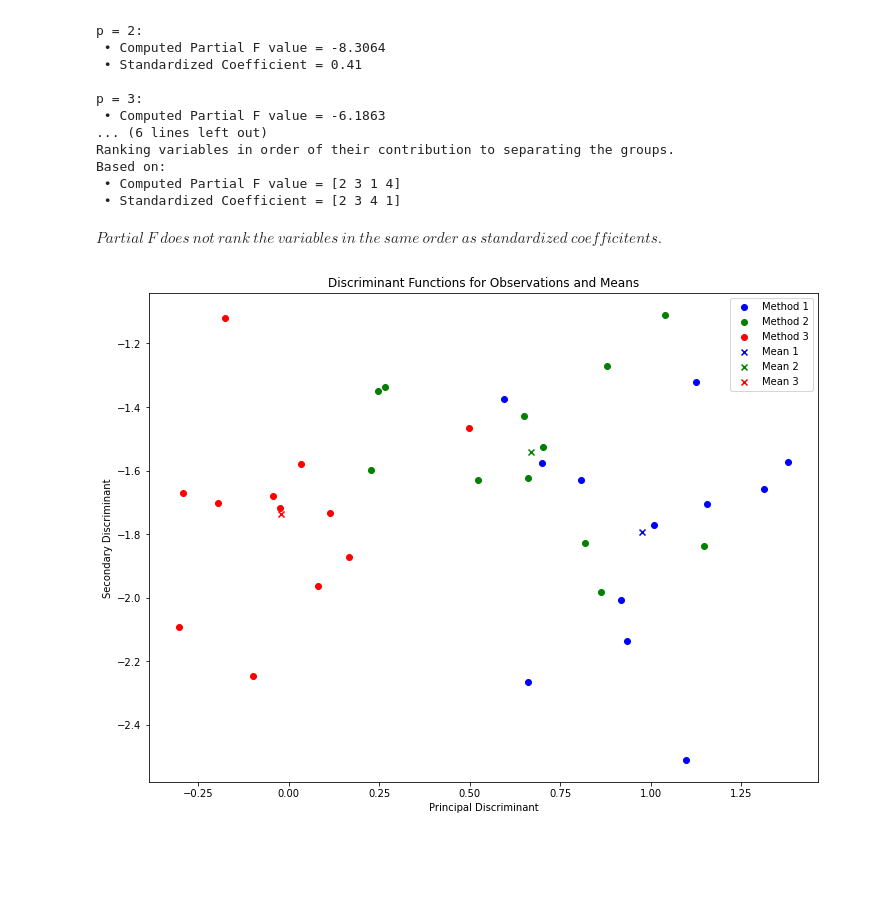
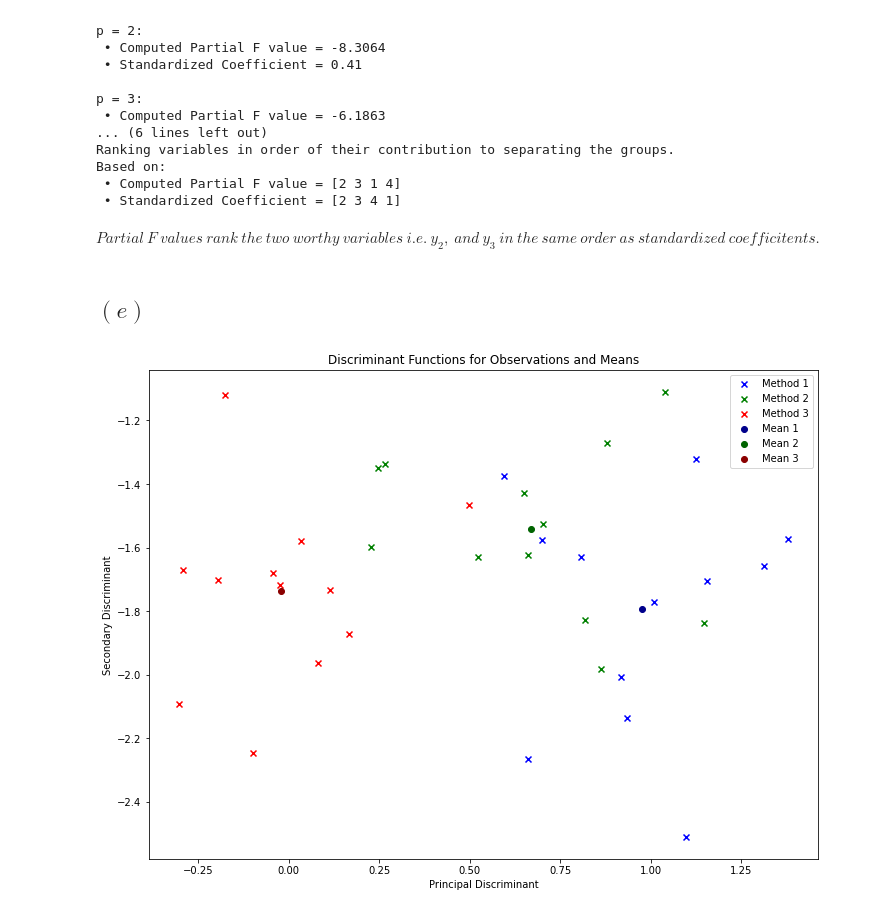
Before and after one commit to sayarghoshroy/Analysis, a Jupyter notebook: discriminant_analysis.ipynb, the cells around one changed output. Cells and saved outputs as stored; diff of their text form; code cells hidden in the pictures; blank space fills up the shorter version.

Commit message:
Added further Significance Tests

```diff
--- a/discriminant_analysis.ipynb
+++ b/discriminant_analysis.ipynb
@@ -284,0 +332,21 @@ Eigen Vector 4 =
+# %%
+# Tests of significance
+
+sorted = eigen_values[positions]
+
+def test_statistic_V_m(m = 0):
+  global N, p, k
+  global sorted
+
+  factor = N - 1 - (p + k) / 2
+  sum = 0
+  for index in range(m, p):
+    sum += np.log(1 + sorted[index])
+
+  return factor * sum
+
+# Computing relative importance of each eigen vector based on V_m test statistic
+print('Contribution to the separation based on V_m test statistic of:')
+for index in range(p):
+  print(' • Eigen Vector ' + str(index + 1) + ' = ', end = '')
+  print(np.abs(np.round(test_statistic_V_m(index), 4)))
@@ -392,36 +483,38 @@ Based on:
  • Computed Partial F value = [2 3 1 4]
  • Standardized Coefficient = [2 3 4 1]
 # %% [markdown]
-$Partial\ F\ does\ not\ rank\ the\ variables\ in\ the\ same\ order\ as\ standardized\ coefficitents.$
+$Partial\ F\ values\ rank\ the\ two\ worthy\ variables\ i.e.\ y_2,\ and\ y_3\ in\ the\ same\ order\ as\ standardized\ coefficitents.$
+# %% [markdown]
+## $(e)$
 # %%
 # Constructing the Plots
 x = [[], [], [], []]
 y = [[], [], [], []]
 
 for index in range(N):
   unit = all_data[index]
   x[int(index / n)].append(np.dot(eigen_vectors[:, positions[0]], unit))
   y[int(index / n)].append(np.dot(eigen_vectors[:, positions[1]], unit))
 
 for index in range(k):
   unit = means[index]
   x[k].append(np.dot(eigen_vectors[:, positions[0]], unit))
   y[k].append(np.dot(eigen_vectors[:, positions[1]], unit))
 
 fig = plt.figure(figsize = (12, 9))
 p = fig.add_subplot('111')
 p.set_title('Discriminant Functions for Observations and Means')
 p.set_xlabel('Principal Discriminant')
 p.set_ylabel('Secondary Discriminant')
-p.scatter(x[0], y[0], color = 'blue', label = 'Method 1')
-p.scatter(x[1], y[1], color = 'green', label = 'Method 2')
-p.scatter(x[2], y[2], color = 'red', label = 'Method 3')
-p.scatter(x[3][0], y[3][0], color = 'blue', label = 'Mean 1', marker = 'x')
-p.scatter(x[3][1], y[3][1], color = 'green', label = 'Mean 2', marker = 'x')
-p.scatter(x[3][2], y[3][2], color = 'red', label = 'Mean 3', marker = 'x')
+p.scatter(x[0], y[0], color = 'blue', label = 'Method 1', marker = 'x')
+p.scatter(x[1], y[1], color = 'green', label = 'Method 2', marker = 'x')
+p.scatter(x[2], y[2], color = 'red', label = 'Method 3', marker = 'x')
+p.scatter(x[3][0], y[3][0], color = 'darkblue', label = 'Mean 1')
+p.scatter(x[3][1], y[3][1], color = 'darkgreen', label = 'Mean 2')
+p.scatter(x[3][2], y[3][2], color = 'darkred', label = 'Mean 3')
 p.legend()
 plt.show()
 # %% [output]
-[figure, old version]
+[figure, new version]
 # %%
 # ^_^ Thank You
```
Also changed, not shown: parts of 24 cells of this notebook.
